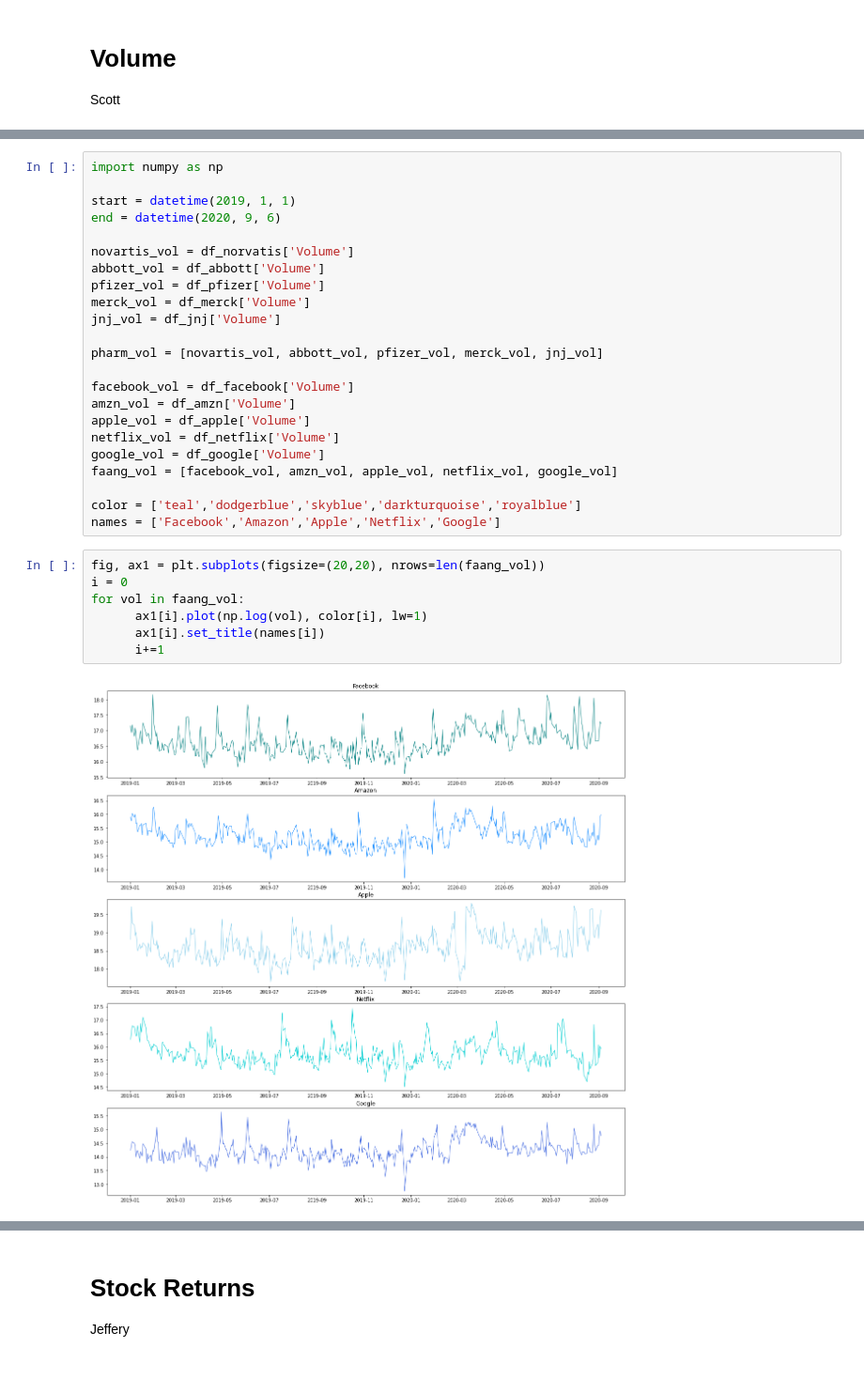
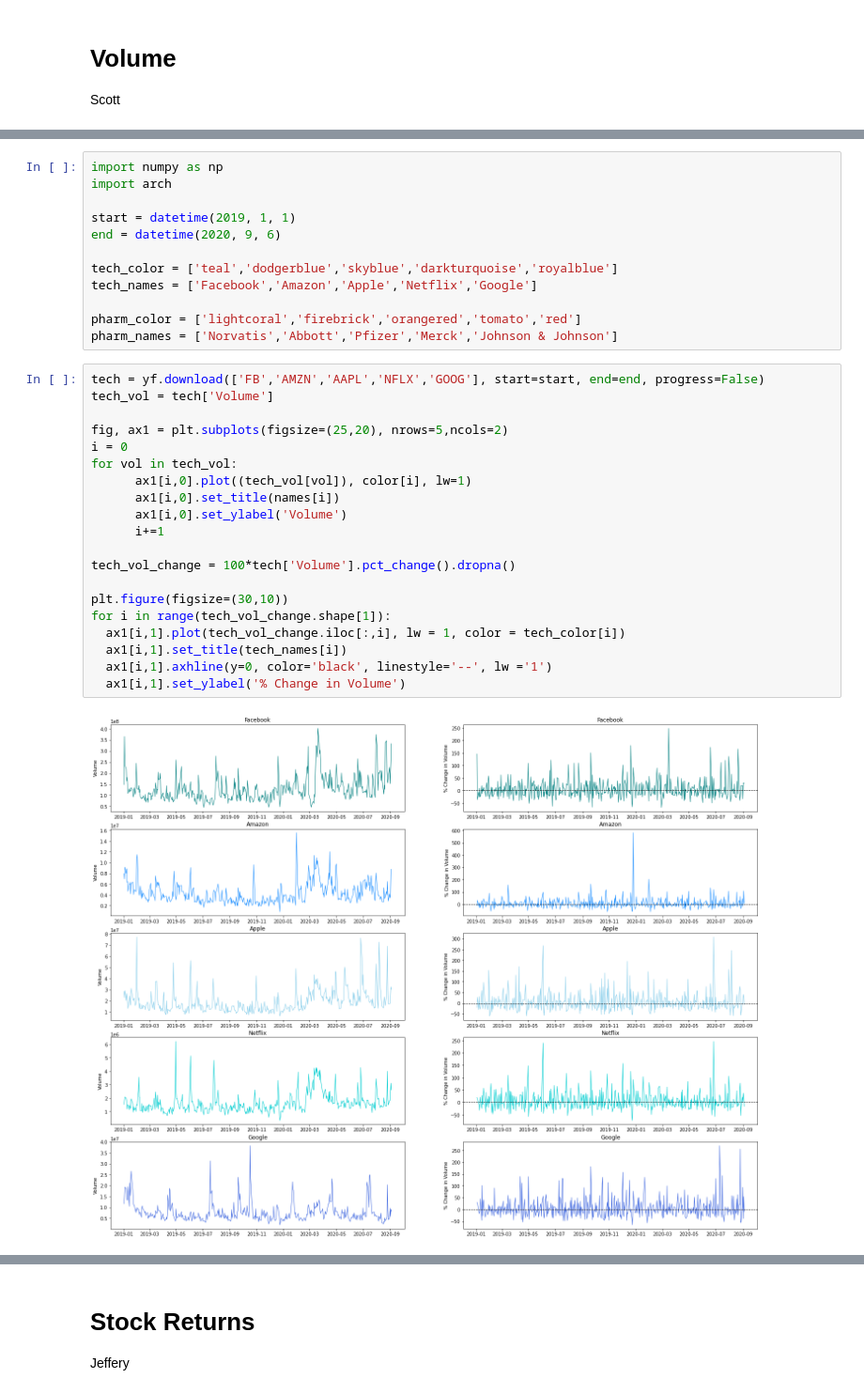
Before and after one commit to scottlai0/IE5600-Group-Project, a Jupyter notebook: Group_Project_1.ipynb, the cells around one changed output, grey strips where cells are left out. Shown at 94% size. Drawn from its saved outputs; the diff is of its cells as text.

```diff
--- a/Group_Project_1.ipynb
+++ b/Group_Project_1.ipynb
@@ -351,32 +366,34 @@ Scott
-# %%
-import numpy as np
-
-start = datetime(2019, 1, 1)
-end = datetime(2020, 9, 6)
-
-novartis_vol = df_norvatis['Volume']
-abbott_vol = df_abbott['Volume']
-pfizer_vol = df_pfizer['Volume']
-merck_vol = df_merck['Volume']
-jnj_vol = df_jnj['Volume']
-
-pharm_vol = [novartis_vol, abbott_vol, pfizer_vol, merck_vol, jnj_vol]
-
-facebook_vol = df_facebook['Volume']
-amzn_vol = df_amzn['Volume']
-apple_vol = df_apple['Volume']
-netflix_vol = df_netflix['Volume']
-google_vol = df_google['Volume']
-faang_vol = [facebook_vol, amzn_vol, apple_vol, netflix_vol, google_vol]
-
-color = ['teal','dodgerblue','skyblue','darkturquoise','royalblue']
-names = ['Facebook','Amazon','Apple','Netflix','Google']
-# %%
-fig, ax1 = plt.subplots(figsize=(20,20), nrows=len(faang_vol))
-i = 0
-for vol in faang_vol:
-      ax1[i].plot(np.log(vol), color[i], lw=1)
-      ax1[i].set_title(names[i])
-      i+=1
-# %% [output]
-[figure, removed]
+# %%
+import numpy as np
+import arch
+
+start = datetime(2019, 1, 1)
+end = datetime(2020, 9, 6)
+
+tech_color = ['teal','dodgerblue','skyblue','darkturquoise','royalblue']
+tech_names = ['Facebook','Amazon','Apple','Netflix','Google']
+
+pharm_color = ['lightcoral','firebrick','orangered','tomato','red']
+pharm_names = ['Norvatis','Abbott','Pfizer','Merck','Johnson & Johnson']
+# %%
+tech = yf.download(['FB','AMZN','AAPL','NFLX','GOOG'], start=start, end=end, progress=False)
+tech_vol = tech['Volume']
+
+fig, ax1 = plt.subplots(figsize=(25,20), nrows=5,ncols=2)
+i = 0
+for vol in tech_vol:
+      ax1[i,0].plot((tech_vol[vol]), color[i], lw=1)
+      ax1[i,0].set_title(names[i])
+      ax1[i,0].set_ylabel('Volume')
+      i+=1
+
+tech_vol_change = 100*tech['Volume'].pct_change().dropna()
+
+plt.figure(figsize=(30,10))
+for i in range(tech_vol_change.shape[1]):
+  ax1[i,1].plot(tech_vol_change.iloc[:,i], lw = 1, color = tech_color[i])
+  ax1[i,1].set_title(tech_names[i])
+  ax1[i,1].axhline(y=0, color='black', linestyle='--', lw ='1')
+  ax1[i,1].set_ylabel('% Change in Volume')
+# %% [output]
+[figure, added]
```
Also changed, not shown: parts of 5 cells of this notebook.
